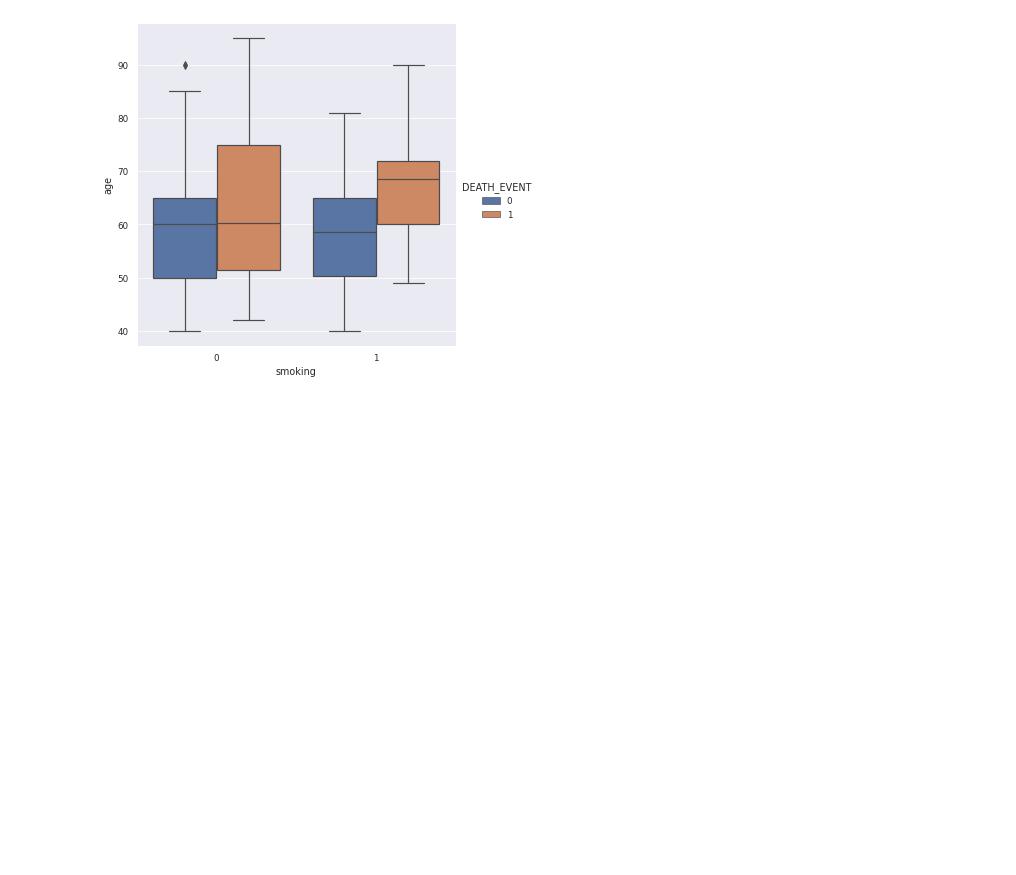
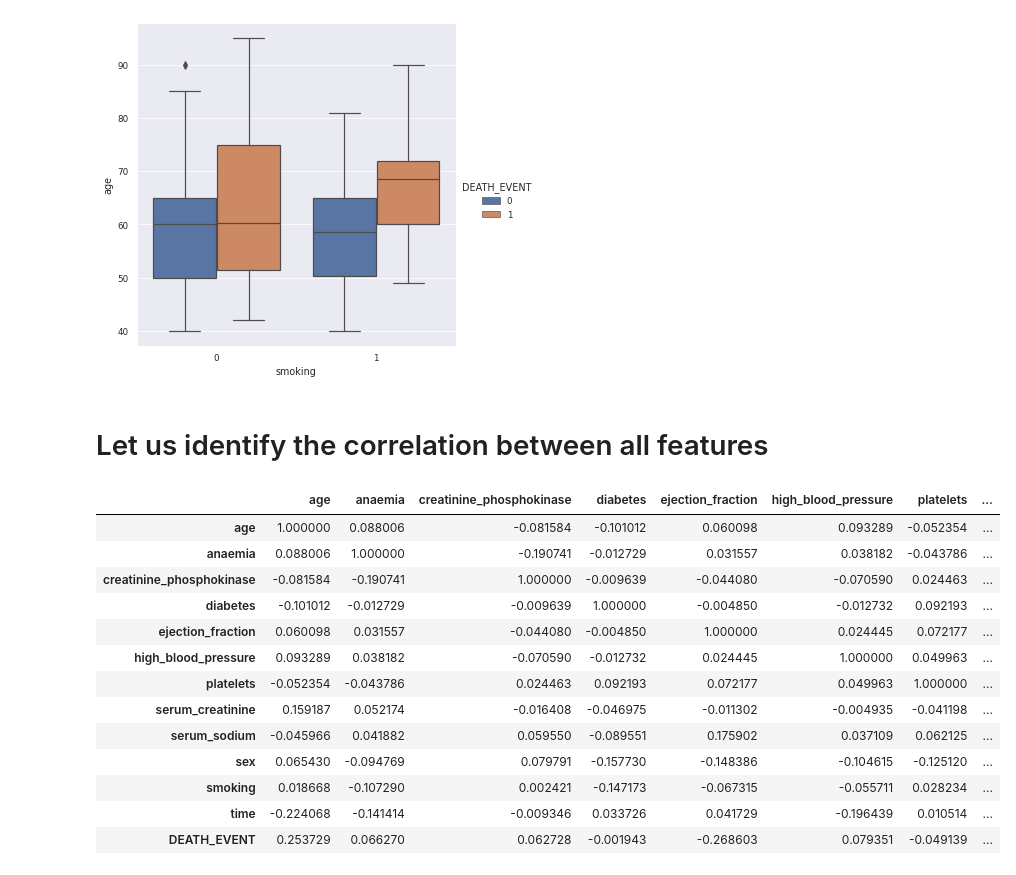
Before and after one commit to AMMLRepos/heart-failure-detection, a Jupyter notebook: heart_failure_prediction.ipynb, the cells around one changed output. Cells and saved outputs as stored; diff of their text form; code cells hidden in the pictures; blank space fills up the shorter version.

```diff
--- a/heart_failure_prediction.ipynb
+++ b/heart_failure_prediction.ipynb
@@ -141,3 +141,22 @@ sns.catplot(x = "smoking", y = "age", hue = "DEATH_EVENT", kind = "box", data =
 # %% [output]
 <seaborn.axisgrid.FacetGrid at 0x...>
 [figure]
+# %% [markdown]
+# Let us identify the correlation between all features
+# %%
+raw_heart_df.corr()
+# %% [output]
+|  | age | anaemia | creatinine_phosphokinase | diabetes | ejection_fraction | high_blood_pressure | platelets | ... |
+| age | 1.000000 | 0.088006 | -0.081584 | -0.101012 | 0.060098 | 0.093289 | -0.052354 | ... |
+| anaemia | 0.088006 | 1.000000 | -0.190741 | -0.012729 | 0.031557 | 0.038182 | -0.043786 | ... |
+| creatinine_phosphokinase | -0.081584 | -0.190741 | 1.000000 | -0.009639 | -0.044080 | -0.070590 | 0.024463 | ... |
+| diabetes | -0.101012 | -0.012729 | -0.009639 | 1.000000 | -0.004850 | -0.012732 | 0.092193 | ... |
+| ejection_fraction | 0.060098 | 0.031557 | -0.044080 | -0.004850 | 1.000000 | 0.024445 | 0.072177 | ... |
+| high_blood_pressure | 0.093289 | 0.038182 | -0.070590 | -0.012732 | 0.024445 | 1.000000 | 0.049963 | ... |
+| platelets | -0.052354 | -0.043786 | 0.024463 | 0.092193 | 0.072177 | 0.049963 | 1.000000 | ... |
+| serum_creatinine | 0.159187 | 0.052174 | -0.016408 | -0.046975 | -0.011302 | -0.004935 | -0.041198 | ... |
+| serum_sodium | -0.045966 | 0.041882 | 0.059550 | -0.089551 | 0.175902 | 0.037109 | 0.062125 | ... |
+| sex | 0.065430 | -0.094769 | 0.079791 | -0.157730 | -0.148386 | -0.104615 | -0.125120 | ... |
+| smoking | 0.018668 | -0.107290 | 0.002421 | -0.147173 | -0.067315 | -0.055711 | 0.028234 | ... |
+| time | -0.224068 | -0.141414 | -0.009346 | 0.033726 | 0.041729 | -0.196439 | 0.010514 | ... |
+| DEATH_EVENT | 0.253729 | 0.066270 | 0.062728 | -0.001943 | -0.268603 | 0.079351 | -0.049139 | ... |
```
Also changed, not shown: parts of 2 cells of this notebook.
